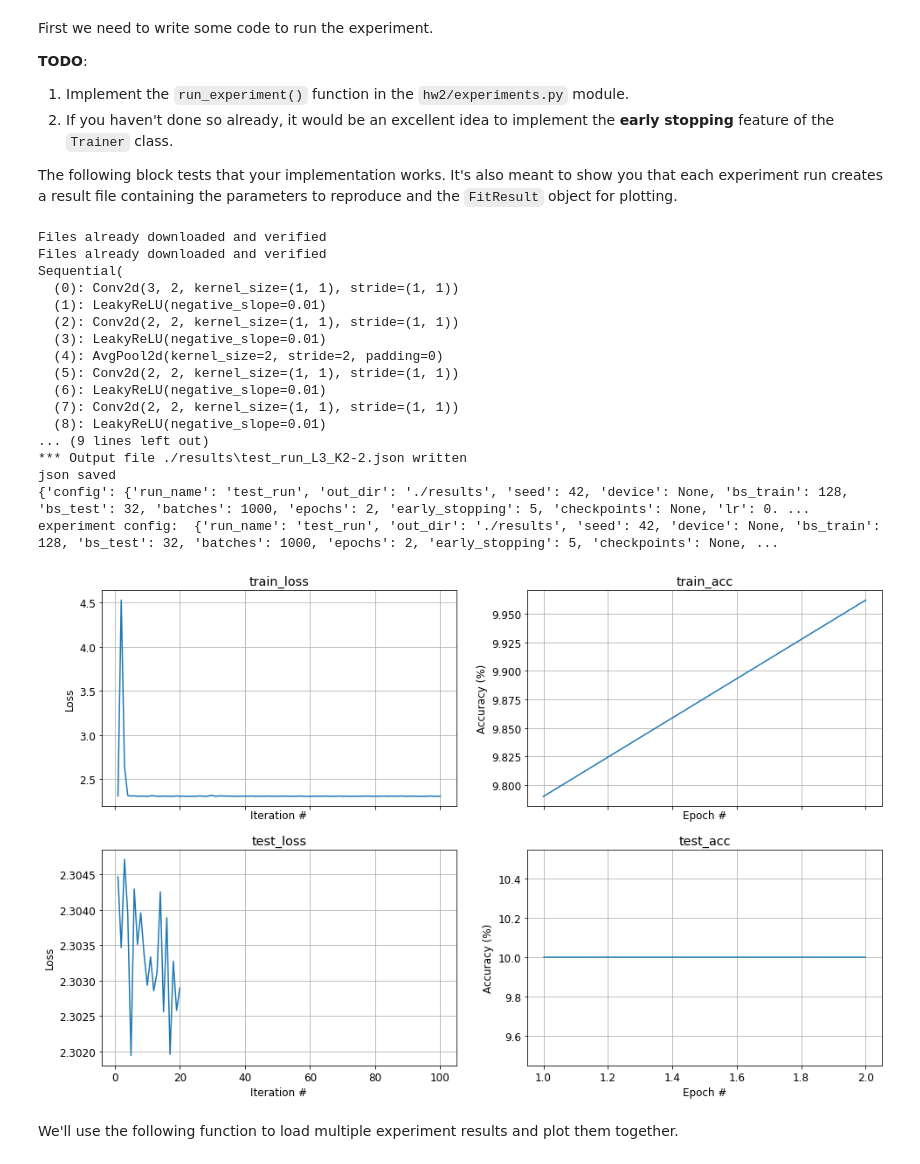
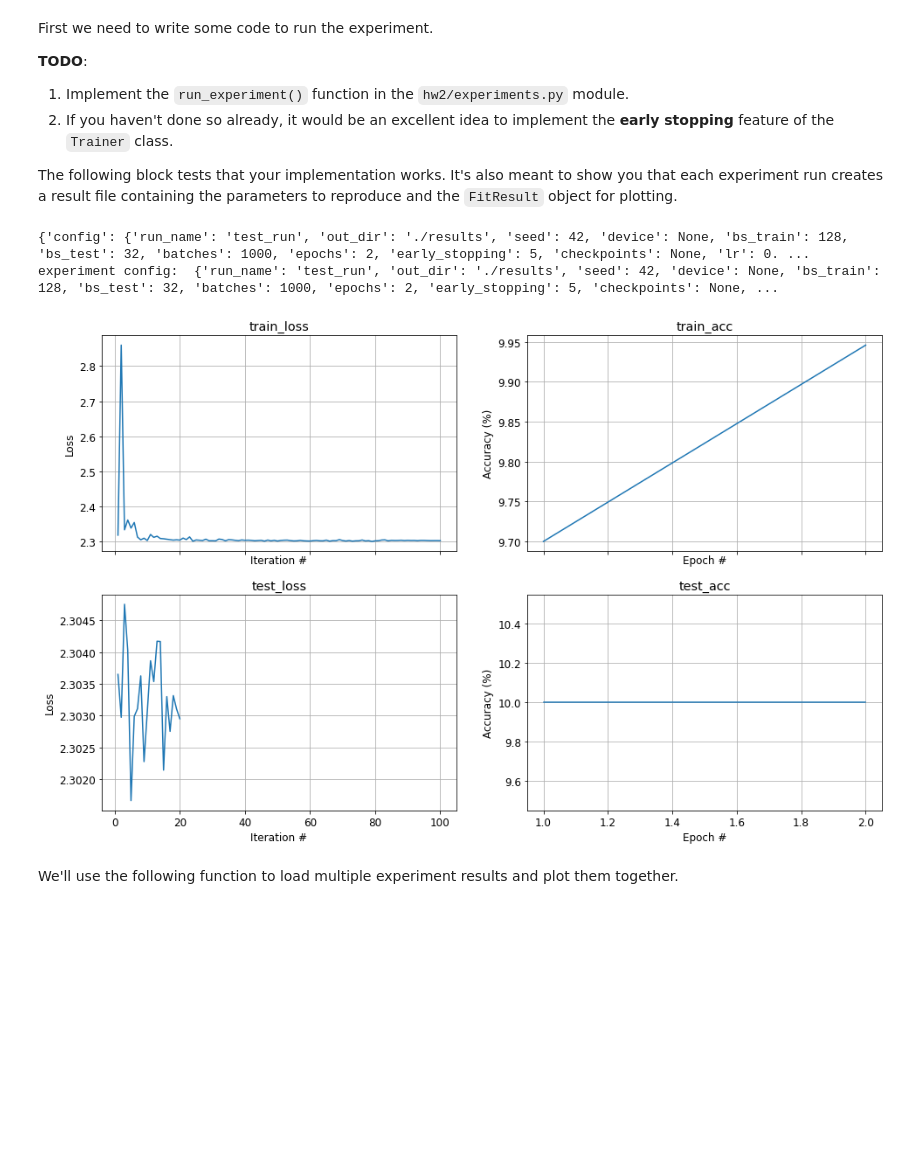
Before and after one commit to bar371/DL_class, a Jupyter notebook: hw2/Part3_CNNs.ipynb, the cells around one changed output. Saved outputs shown, nothing was run; the diff lists cells and outputs as text; code cells hidden in the pictures; blank space fills up the shorter version.

```diff
--- a/hw2/Part3_CNNs.ipynb
+++ b/hw2/Part3_CNNs.ipynb
@@ -437,42 +427,26 @@ The following block tests that your implementation works. It's also meant to sho
 # %%
 import hw2.experiments as experiments
 from hw2.experiments import load_experiment
 from cs3600.plot import plot_fit
 
 # Test experiment1 implementation on a few data samples and with a small model
-experiments.run_experiment(
-    'test_run', seed=seed, bs_train=128, batches=1000, epochs=2, early_stopping=5,
-    filters_per_layer=[2,2], layers_per_block=3, pool_every=2, hidden_dims=[100],
-    model_type='cnn', print_every = 1000, lr=0.1
-)
-print('json saved')
-# print(fit_res, cfg)
+# experiments.run_experiment(
+#     'test_run', seed=seed, bs_train=50, batches=10, epochs=10, early_stopping=5,
+#     filters_per_layer=[32,64], layers_per_block=1, pool_every=1, hidden_dims=[100],
+#     model_type='resnet',
+# )
+
 # There should now be a file 'test_run.json' in your `results/` folder.
 # We can use it to load the results of the experiment.
 cfg, fit_res = load_experiment('results/test_run_L3_K2-2.json')
 _, _ = plot_fit(fit_res)
 
 # And `cfg` contains the exact parameters to reproduce it
 print('experiment config: ', cfg)
 # %% [output]
-Files already downloaded and verified
-Files already downloaded and verified
-Sequential(
-  (0): Conv2d(3, 2, kernel_size=(1, 1), stride=(1, 1))
-  (1): LeakyReLU(negative_slope=0.01)
-  (2): Conv2d(2, 2, kernel_size=(1, 1), stride=(1, 1))
-  (3): LeakyReLU(negative_slope=0.01)
-  (4): AvgPool2d(kernel_size=2, stride=2, padding=0)
-  (5): Conv2d(2, 2, kernel_size=(1, 1), stride=(1, 1))
-  (6): LeakyReLU(negative_slope=0.01)
-  (7): Conv2d(2, 2, kernel_size=(1, 1), stride=(1, 1))
-  (8): LeakyReLU(negative_slope=0.01)
-... (9 lines left out)
-*** Output file ./results\test_run_L3_K2-2.json written
-json saved
 {'config': {'run_name': 'test_run', 'out_dir': './results', 'seed': 42, 'device': None, 'bs_train': 128, 'bs_test': 32, 'batches': 1000, 'epochs': 2, 'early_stopping': 5, 'checkpoints': None, 'lr': 0. ...
 experiment config:  {'run_name': 'test_run', 'out_dir': './results', 'seed': 42, 'device': None, 'bs_train': 128, 'bs_test': 32, 'batches': 1000, 'epochs': 2, 'early_stopping': 5, 'checkpoints': None, ...
-[figure, old version]
+[figure, new version]
 # %% [markdown]
 We'll use the following function to load multiple experiment results and plot them together.
 # %%
```
Also changed, not shown: parts of 12 cells of this notebook, 7 other files.
